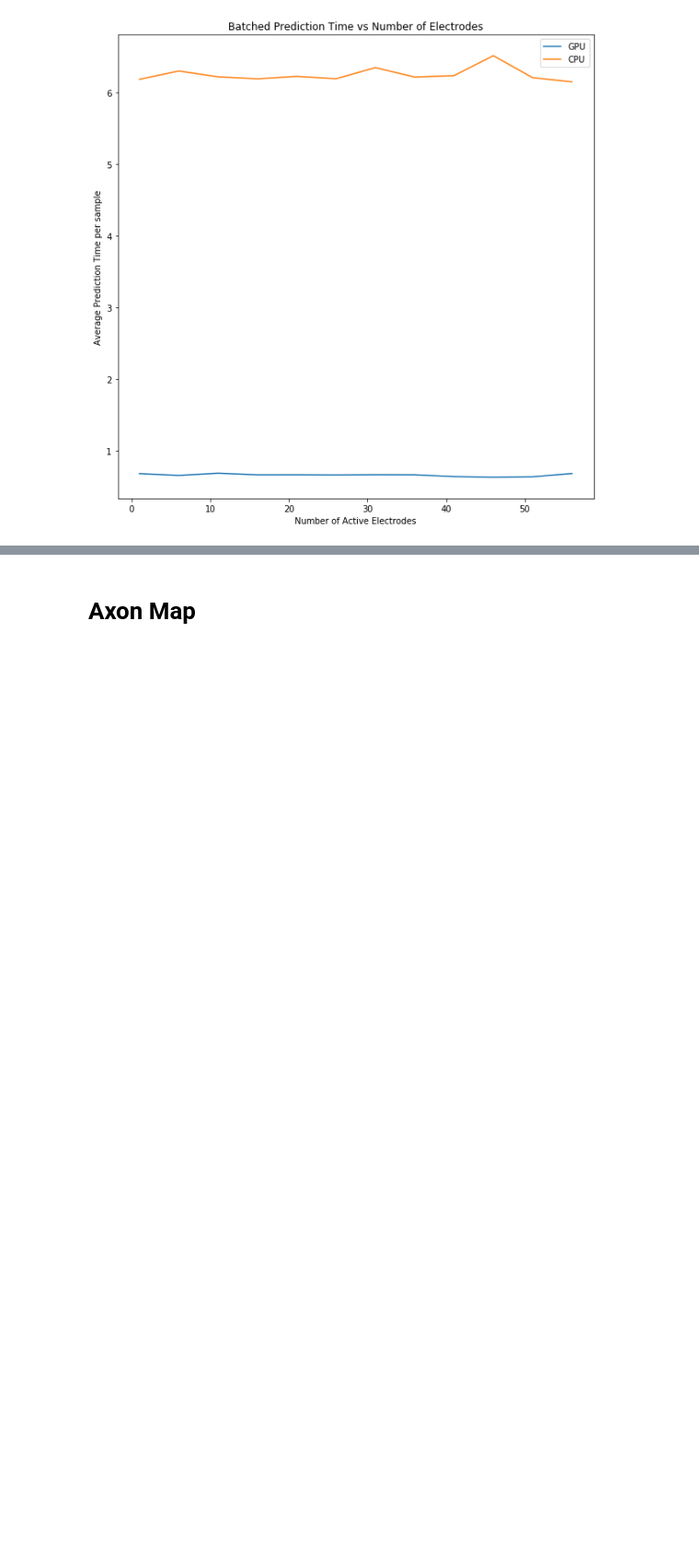
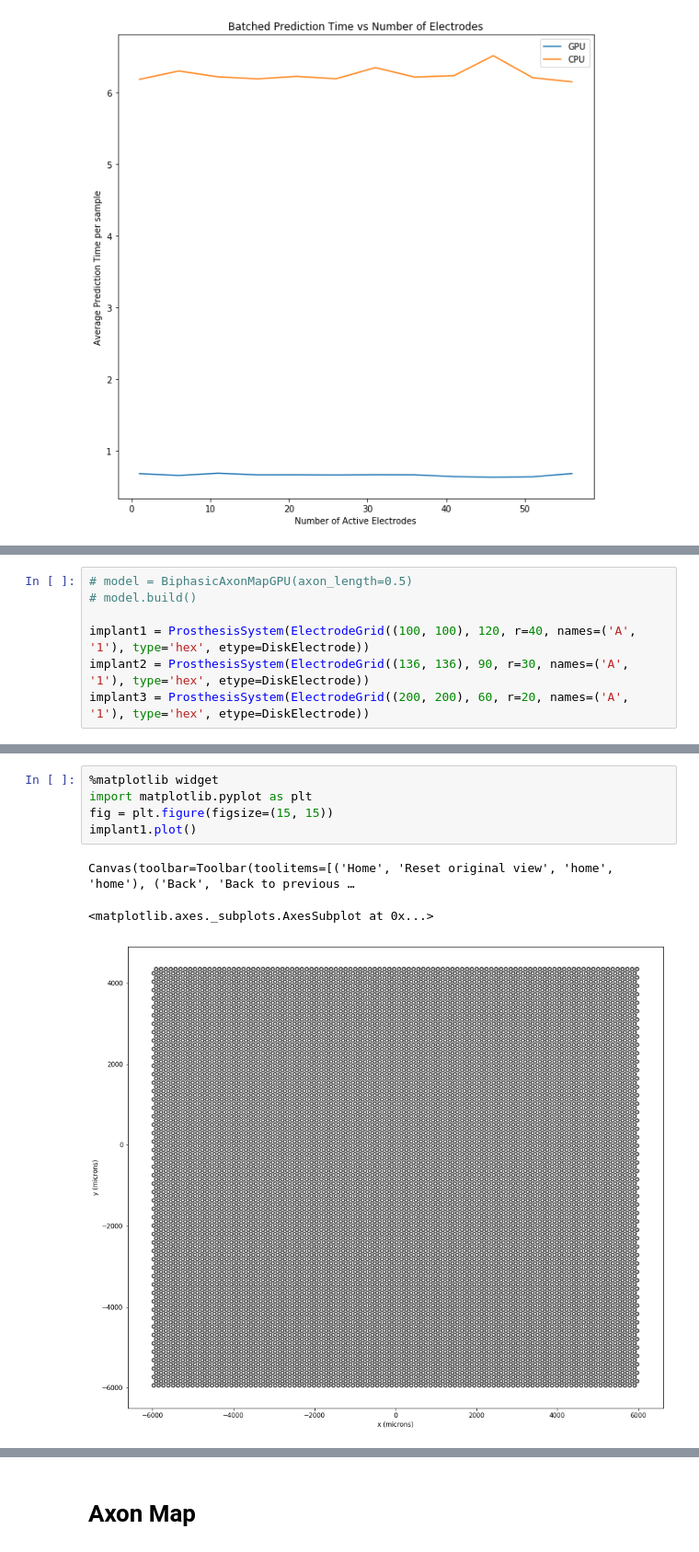
Before and after one commit to jgranley/pulse2percept, a Jupyter notebook: pulse2percept/models/jax.ipynb, the cells around one changed output, grey strips where cells are left out. Shown at 92% size. Saved outputs shown, nothing was run; the diff lists cells and outputs as text; blank space fills up the shorter version.

```diff
--- a/pulse2percept/models/jax.ipynb
+++ b/pulse2percept/models/jax.ipynb
@@ -469,0 +495,7 @@ Total batch time: 6.149s
+# %%
+# model = BiphasicAxonMapGPU(axon_length=0.5)
+# model.build()
+
+implant1 = ProsthesisSystem(ElectrodeGrid((100, 100), 120, r=40, names=('A', '1'), type='hex', etype=DiskElectrode))
+implant2 = ProsthesisSystem(ElectrodeGrid((136, 136), 90, r=30, names=('A', '1'), type='hex', etype=DiskElectrode))
+implant3 = ProsthesisSystem(ElectrodeGrid((200, 200), 60, r=20, names=('A', '1'), type='hex', etype=DiskElectrode))
@@ -469,0 +517,9 @@ Total batch time: 6.149s
+# %%
+%matplotlib widget
+import matplotlib.pyplot as plt
+fig = plt.figure(figsize=(15, 15))
+implant1.plot()
+# %% [output]
+Canvas(toolbar=Toolbar(toolitems=[('Home', 'Reset original view', 'home', 'home'), ('Back', 'Back to previous …
+<matplotlib.axes._subplots.AxesSubplot at 0x...>
+[figure, added]
```
Also changed, not shown: parts of 23 cells of this notebook.
